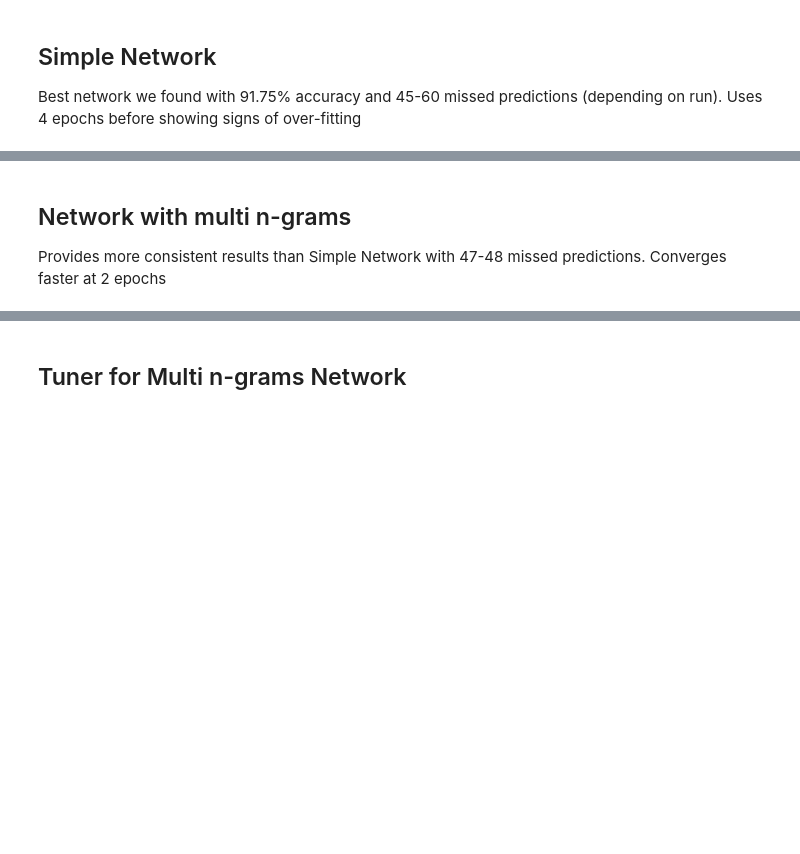
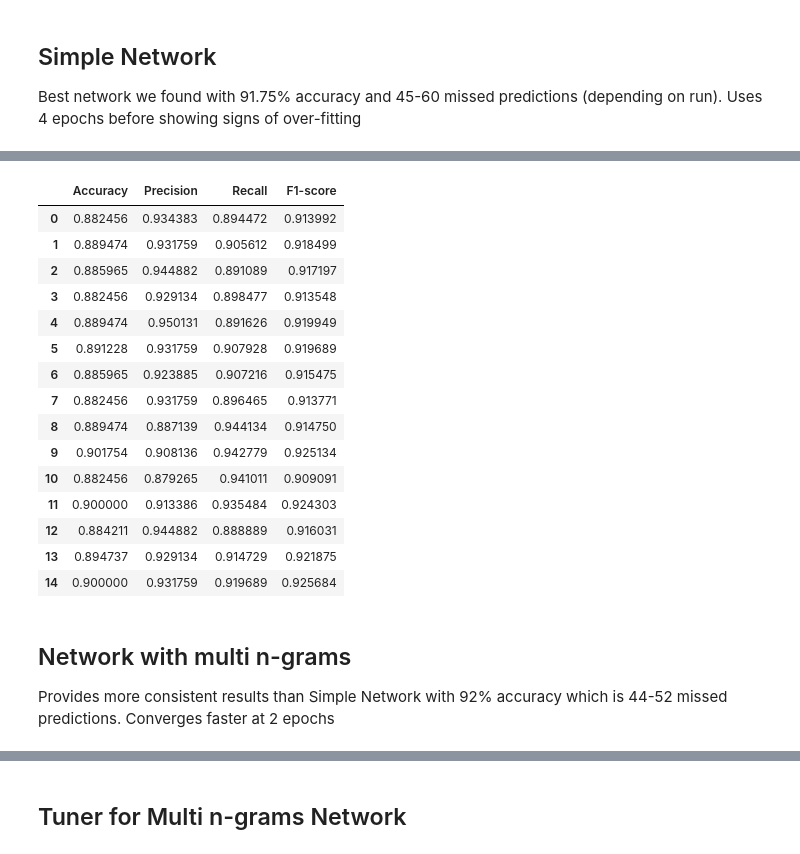
Before and after one commit to kamilszymczak/dissertation, a Jupyter notebook: ml/convnet.ipynb, the cells around one changed output, grey strips where cells are left out. Saved outputs shown, nothing was run; the diff lists cells and outputs as text; code cells hidden in the pictures; blank space fills up the shorter version.

```diff
--- a/ml/convnet.ipynb
+++ b/ml/convnet.ipynb
@@ -163,7 +176,68 @@ _________________________________________________________________
+# %%
+from sklearn.metrics import confusion_matrix
+import pandas as pd
+results_arr = []
+
+# Split the data
+X_train, X_test, y_train, y_test = train_test_split(x_train_seq, y, test_size=0.2, shuffle=True, stratify=y, random_state=44)
+y_train = np.array(y_train)
+y_test = np.array(y_test)
+
+for x in range(0, 15):
+    model_cnn = Sequential()
+    e = Embedding(NUM_WORDS, 300, weights=[embedding_matrix], input_length=longest+5, trainable=False)
+    model_cnn.add(e)
+    model_cnn.add(Dropout(0.3))
+    model_cnn.add(Conv1D(filters=64, kernel_size=1, padding='valid', activation='relu', strides=1))
+    model_cnn.add(MaxPooling1D(4))
+
+    model_cnn.add(Conv1D(filters=256, kernel_size=2, padding='valid', activation='relu', strides=1))
+    model_cnn.add(MaxPooling1D(1))
+
+    model_cnn.add(Conv1D(filters=224, kernel_size=2, padding='valid', activation='relu', strides=1))
+    model_cnn.add(AveragePooling1D(1))
+
+    model_cnn.add(Dropout(0.05))
+    model_cnn.add(Flatten())
+    model_cnn.add(Dense(32, activation='relu'))
+    model_cnn.add(Dense(1, activation='sigmoid'))
+    model_cnn.compile(loss='binary_crossentropy', optimizer='adam', metrics=['accuracy'])
+    fit_obj = model_cnn.fit(X_train, y_train, validation_data=(X_test, y_test), epochs=4, batch_size=32, verbose=0)
+
+    y_pred = (model_cnn.predict(X_test).ravel()>0.5)+0 # predict and get class (0 if pred < 0.5 else 1)
+    tp, fp, fn, tn = confusion_matrix(y_test, y_pred, labels=[1, 0]).ravel()
+    # gh.conf_matrix(confusion_matrix(y_test, y_pred, labels=[1, 0]))
+
+    accuracy = (tp+tn) / (tp+tn+fp+fn)
+    precision = tp / (tp+fp)
+    recall = tp / (tp+fn)
+    f1score = (2*precision*recall) / (precision+recall)
+    results_arr.append([accuracy, precision, recall, f1score])
+
+df = pd.DataFrame(data=results_arr, columns=['Accuracy','Precision','Recall','F1-score'])
+df.to_csv('benchmarks\simpleNetwork_unbalanced_seed44.csv', index=False)
+df
+# %% [output]
+|  | Accuracy | Precision | Recall | F1-score |
+| 0 | 0.882456 | 0.934383 | 0.894472 | 0.913992 |
+| 1 | 0.889474 | 0.931759 | 0.905612 | 0.918499 |
+| 2 | 0.885965 | 0.944882 | 0.891089 | 0.917197 |
+| 3 | 0.882456 | 0.929134 | 0.898477 | 0.913548 |
+| 4 | 0.889474 | 0.950131 | 0.891626 | 0.919949 |
+| 5 | 0.891228 | 0.931759 | 0.907928 | 0.919689 |
+| 6 | 0.885965 | 0.923885 | 0.907216 | 0.915475 |
+| 7 | 0.882456 | 0.931759 | 0.896465 | 0.913771 |
+| 8 | 0.889474 | 0.887139 | 0.944134 | 0.914750 |
+| 9 | 0.901754 | 0.908136 | 0.942779 | 0.925134 |
+| 10 | 0.882456 | 0.879265 | 0.941011 | 0.909091 |
+| 11 | 0.900000 | 0.913386 | 0.935484 | 0.924303 |
+| 12 | 0.884211 | 0.944882 | 0.888889 | 0.916031 |
+| 13 | 0.894737 | 0.929134 | 0.914729 | 0.921875 |
+| 14 | 0.900000 | 0.931759 | 0.919689 | 0.925684 |
 # %% [markdown]
 ## Network with multi n-grams
 
-Provides more consistent results than Simple Network with 47-48 missed predictions.
+Provides more consistent results than Simple Network with 92% accuracy which is 44-52 missed predictions.
 Converges faster at 2 epochs
 # %%
 tweet_input = Input(shape=(longest+5,), dtype='int32')
```
Also changed, not shown: parts of 19 cells of this notebook.
